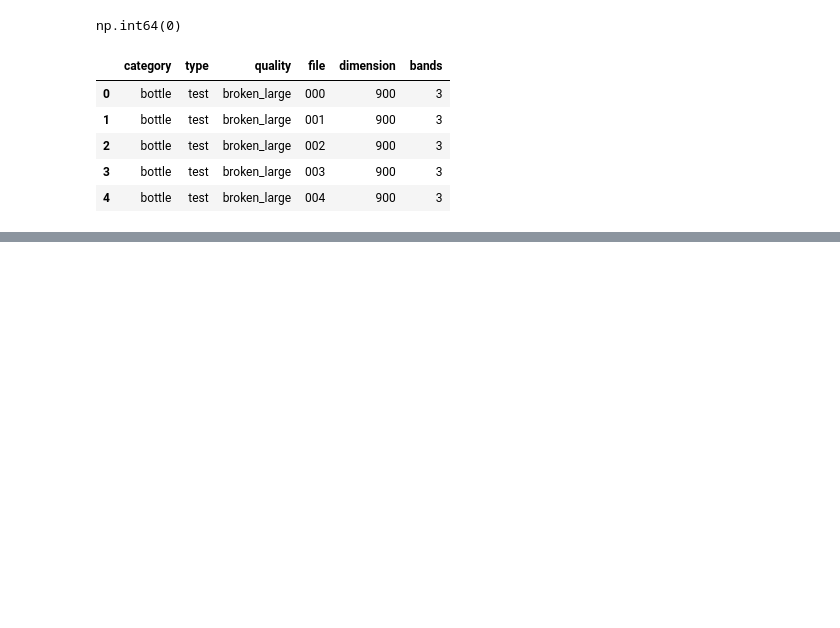
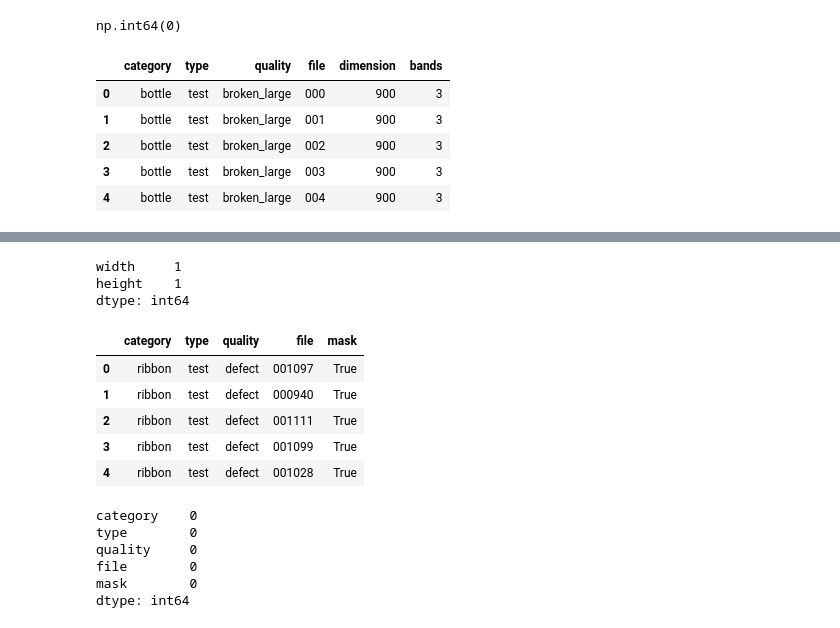
Before and after one commit to DataScientest-Studio/mai26_bds_anomalies, a Jupyter notebook: analyze_image_list.ipynb, the cells around one changed output, grey strips where cells are left out. Saved outputs shown, nothing was run; the diff lists cells and outputs as text; code cells hidden in the pictures; blank space fills up the shorter version.

```diff
--- a/analyze_image_list.ipynb
+++ b/analyze_image_list.ipynb
@@ -278,0 +312,2 @@ fig.show()
+# %%
+df_rad =  df_rad.drop(["mask_type", "mask_bands", "mask_mode"], axis = 1)
@@ -278,0 +322,2 @@ fig.show()
+# %%
+df_rad = df_rad.drop(['mode', 'type_image'], axis = 1)
@@ -278,0 +330,2 @@ fig.show()
+# %%
+df_rad = df_rad.drop('bands', axis = 1)
@@ -278,0 +353,26 @@ fig.show()
+# %%
+df_rad[['width', 'height']].nunique()
+# %% [output]
+width     1
+height    1
+dtype: int64
+# %%
+df_rad =  df_rad.drop(['width', 'height'], axis = 1)
+# %%
+df_rad.head()
+# %% [output]
+|  | category | type | quality | file | mask |
+| 0 | ribbon | test | defect | 001097 | True |
+| 1 | ribbon | test | defect | 000940 | True |
+| 2 | ribbon | test | defect | 001111 | True |
+| 3 | ribbon | test | defect | 001099 | True |
+| 4 | ribbon | test | defect | 001028 | True |
+# %%
+df_rad.isna().sum()
+# %% [output]
+category    0
+type        0
+quality     0
+file        0
+mask        0
+dtype: int64
```
Also changed, not shown: parts of 13 cells of this notebook.
